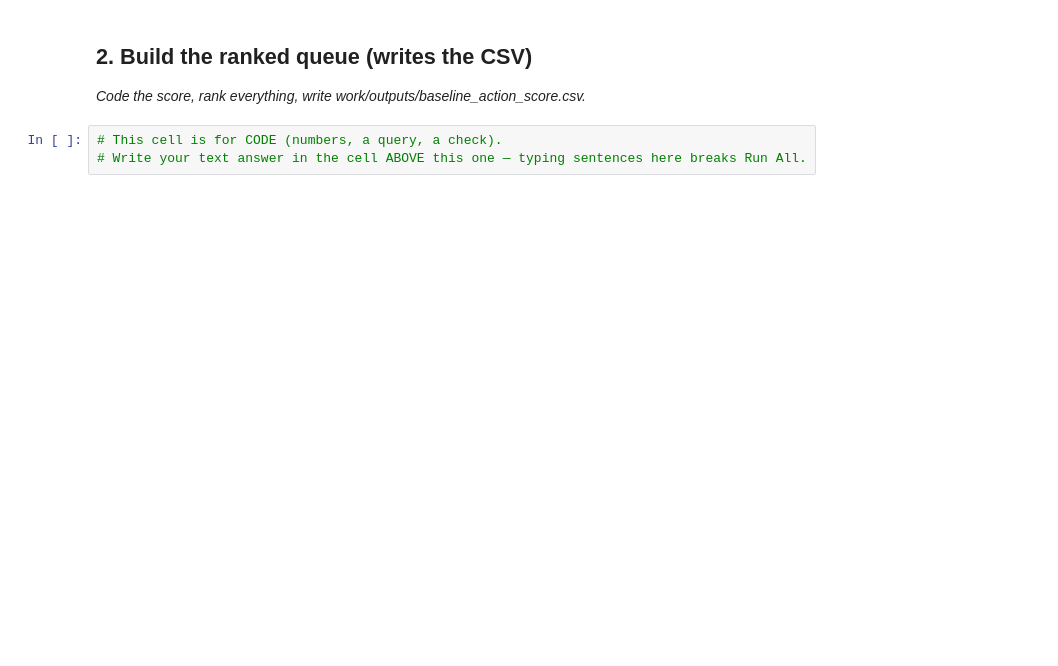
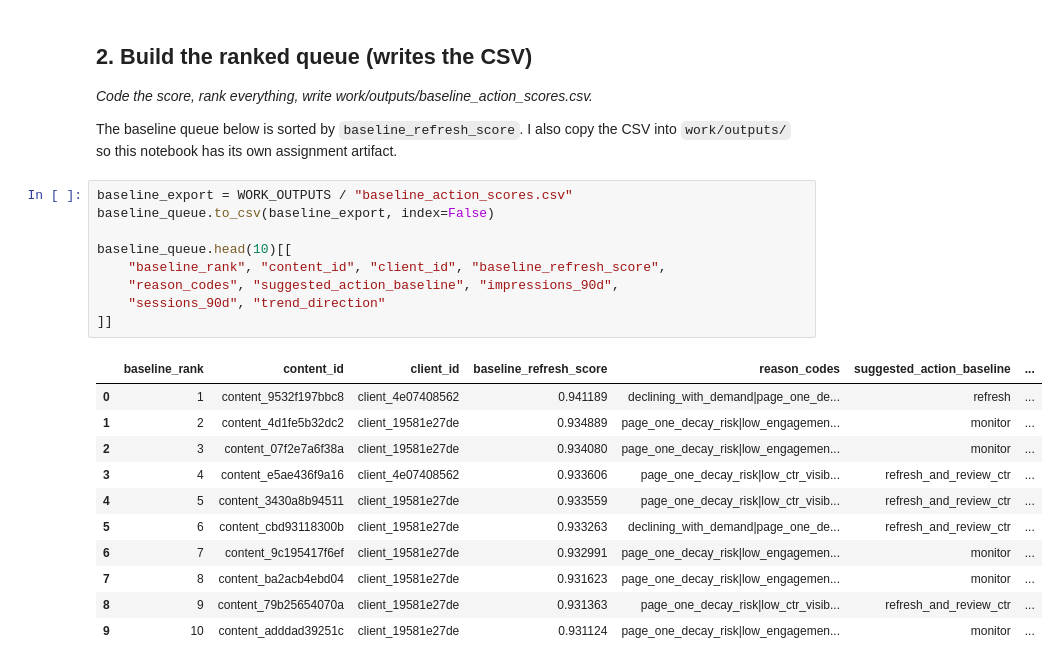
Before and after one commit to SDlel/ml-assignments, a Jupyter notebook: work/notebooks/w04_baseline_score.ipynb, the cells around one changed output. Cells and saved outputs as stored; diff of their text form; blank space fills up the shorter version.

```diff
--- a/work/notebooks/w04_baseline_score.ipynb
+++ b/work/notebooks/w04_baseline_score.ipynb
@@ -16,10 +66,30 @@ This skeleton is yours to fill. Work the sections **in order** — each one has
 # %% [markdown]
 ## 2. Build the ranked queue (writes the CSV)
 
-*Code the score, rank everything, write work/outputs/baseline_action_score.csv.*
+*Code the score, rank everything, write work/outputs/baseline_action_scores.csv.*
+
+The baseline queue below is sorted by `baseline_refresh_score`. I also copy the CSV into `work/outputs/` so this notebook has its own assignment artifact.
-# %%
-# This cell is for CODE (numbers, a query, a check).
-# Write your text answer in the cell ABOVE this one — typing sentences here breaks Run All.
+# %%
+baseline_export = WORK_OUTPUTS / "baseline_action_scores.csv"
+baseline_queue.to_csv(baseline_export, index=False)
+
+baseline_queue.head(10)[[
+    "baseline_rank", "content_id", "client_id", "baseline_refresh_score",
+    "reason_codes", "suggested_action_baseline", "impressions_90d",
+    "sessions_90d", "trend_direction"
+]]
+# %% [output]
+|  | baseline_rank | content_id | client_id | baseline_refresh_score | reason_codes | suggested_action_baseline | ... |
+| 0 | 1 | content_9532f197bbc8 | client_4e07408562 | 0.941189 | declining_with_demand|page_one_de... | refresh | ... |
+| 1 | 2 | content_4d1fe5b32dc2 | client_19581e27de | 0.934889 | page_one_decay_risk|low_engagemen... | monitor | ... |
+| 2 | 3 | content_07f2e7a6f38a | client_19581e27de | 0.934080 | page_one_decay_risk|low_engagemen... | monitor | ... |
+| 3 | 4 | content_e5ae436f9a16 | client_4e07408562 | 0.933606 | page_one_decay_risk|low_ctr_visib... | refresh_and_review_ctr | ... |
+| 4 | 5 | content_3430a8b94511 | client_19581e27de | 0.933559 | page_one_decay_risk|low_ctr_visib... | refresh_and_review_ctr | ... |
+| 5 | 6 | content_cbd93118300b | client_19581e27de | 0.933263 | declining_with_demand|page_one_de... | refresh_and_review_ctr | ... |
+| 6 | 7 | content_9c195417f6ef | client_19581e27de | 0.932991 | page_one_decay_risk|low_engagemen... | monitor | ... |
+| 7 | 8 | content_ba2acb4ebd04 | client_19581e27de | 0.931623 | page_one_decay_risk|low_engagemen... | monitor | ... |
+| 8 | 9 | content_79b25654070a | client_19581e27de | 0.931363 | page_one_decay_risk|low_ctr_visib... | refresh_and_review_ctr | ... |
+| 9 | 10 | content_adddad39251c | client_19581e27de | 0.931124 | page_one_decay_risk|low_engagemen... | monitor | ... |
 # %% [markdown]
 ## 3. Top-20 review
 
```
Also changed, not shown: parts of 12 cells of this notebook, 12 other files.
